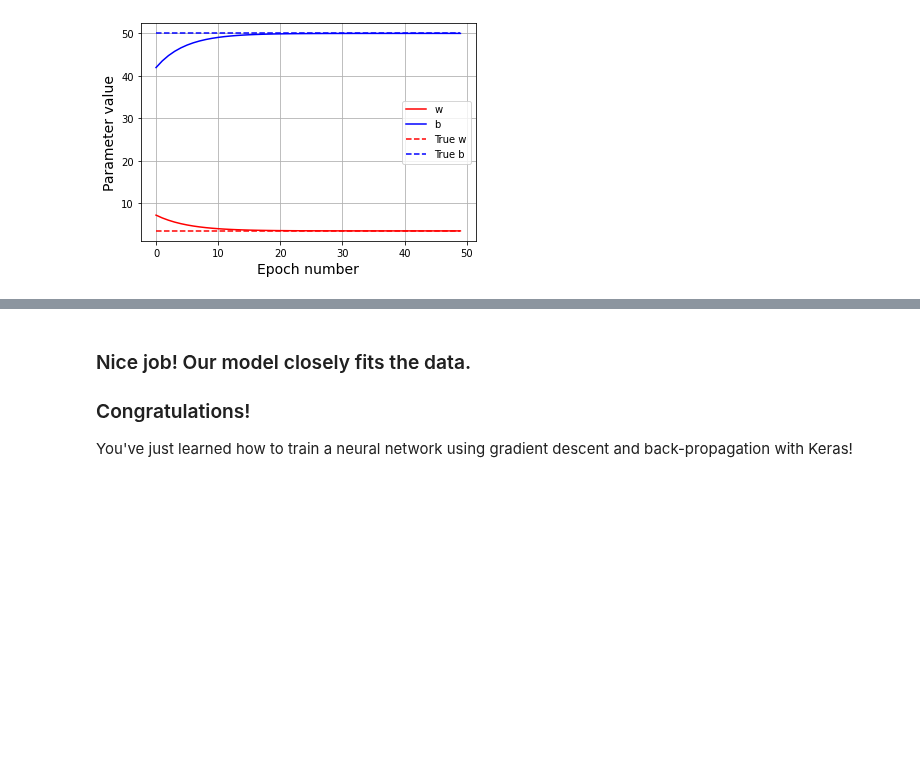
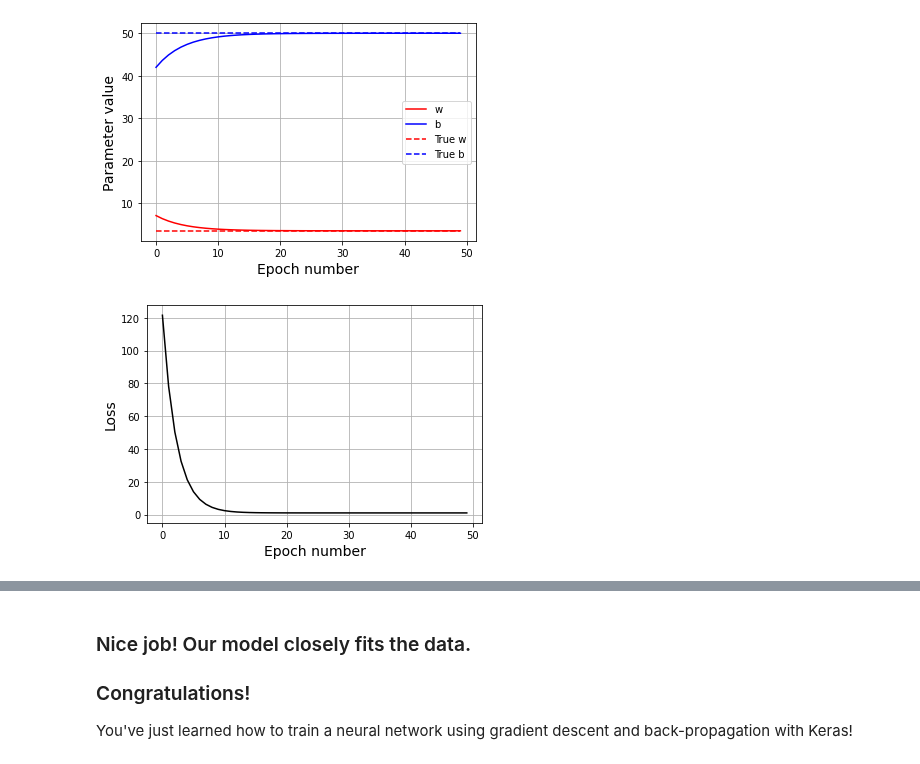
Before and after one commit to bloominstituteoftechnology/DS-Unit-4-Sprint-2-Neural-Networks, a Jupyter notebook: module2-Train/LS_DS_422_Train_Lecture.ipynb, the cells around one changed output, grey strips where cells are left out. Saved outputs shown, nothing was run; the diff lists cells and outputs as text; code cells hidden in the pictures; blank space fills up the shorter version.

```diff
--- a/module2-Train/LS_DS_422_Train_Lecture.ipynb
+++ b/module2-Train/LS_DS_422_Train_Lecture.ipynb
@@ -307,6 +293,13 @@ plt.legend(['w', 'b', 'True w', 'True b'])
 plt.grid()
 # %% [output]
 [figure]
+# %%
+plt.plot(epochs, current_loss, 'k')
+plt.xlabel('Epoch number',FontSize=14)
+plt.ylabel('Loss',FontSize=14)
+plt.grid()
+# %% [output]
+[figure, added]
 # %%
 plt.scatter(inputs, outputs, c='b', label = "data")
 plt.plot(inputs, model(inputs),c='r',label = "model predictions")
```
Also changed, not shown: parts of 35 cells of this notebook, 1 other file.
